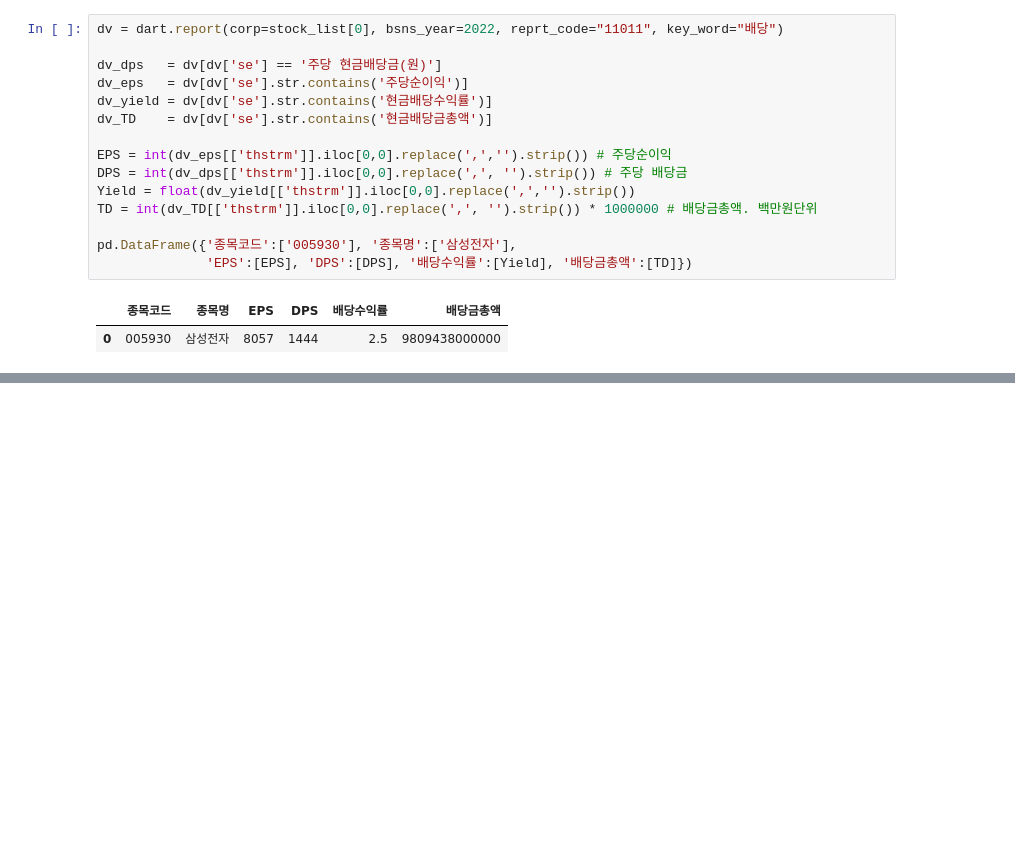
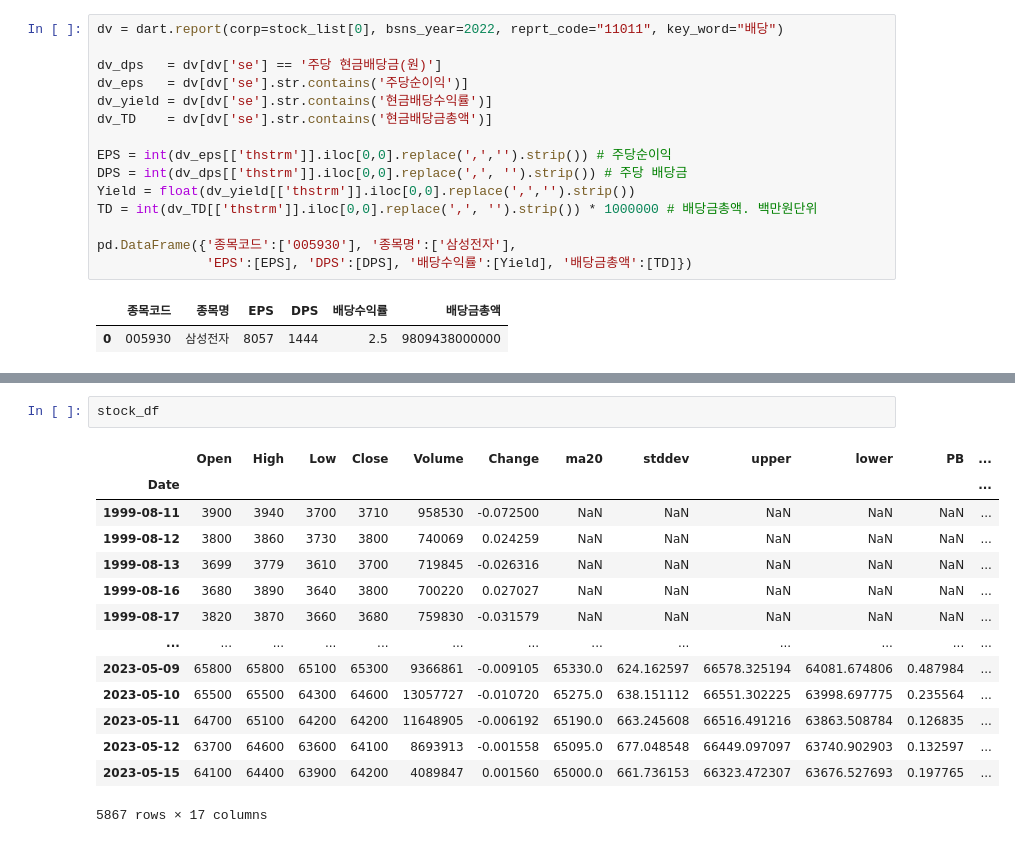
Before and after one commit to chickchop/algo_trader, a Jupyter notebook: algo/test.ipynb, the cells around one changed output, grey strips where cells are left out. Saved outputs shown, nothing was run; the diff lists cells and outputs as text; blank space fills up the shorter version.

```diff
--- a/algo/test.ipynb
+++ b/algo/test.ipynb
@@ -79,0 +128,17 @@ pd.DataFrame({'종목코드':['005930'], '종목명':['삼성전자'],
+# %%
+stock_df
+# %% [output]
+|  | Open | High | Low | Close | Volume | Change | ma20 | stddev | upper | lower | PB | ... |
+| Date |  |  |  |  |  |  |  |  |  |  |  | ... |
+| 1999-08-11 | 3900 | 3940 | 3700 | 3710 | 958530 | -0.072500 | NaN | NaN | NaN | NaN | NaN | ... |
+| 1999-08-12 | 3800 | 3860 | 3730 | 3800 | 740069 | 0.024259 | NaN | NaN | NaN | NaN | NaN | ... |
+| 1999-08-13 | 3699 | 3779 | 3610 | 3700 | 719845 | -0.026316 | NaN | NaN | NaN | NaN | NaN | ... |
+| 1999-08-16 | 3680 | 3890 | 3640 | 3800 | 700220 | 0.027027 | NaN | NaN | NaN | NaN | NaN | ... |
+| 1999-08-17 | 3820 | 3870 | 3660 | 3680 | 759830 | -0.031579 | NaN | NaN | NaN | NaN | NaN | ... |
+| ... | ... | ... | ... | ... | ... | ... | ... | ... | ... | ... | ... | ... |
+| 2023-05-09 | 65800 | 65800 | 65100 | 65300 | 9366861 | -0.009105 | 65330.0 | 624.162597 | 66578.325194 | 64081.674806 | 0.487984 | ... |
+| 2023-05-10 | 65500 | 65500 | 64300 | 64600 | 13057727 | -0.010720 | 65275.0 | 638.151112 | 66551.302225 | 63998.697775 | 0.235564 | ... |
+| 2023-05-11 | 64700 | 65100 | 64200 | 64200 | 11648905 | -0.006192 | 65190.0 | 663.245608 | 66516.491216 | 63863.508784 | 0.126835 | ... |
+| 2023-05-12 | 63700 | 64600 | 63600 | 64100 | 8693913 | -0.001558 | 65095.0 | 677.048548 | 66449.097097 | 63740.902903 | 0.132597 | ... |
+| 2023-05-15 | 64100 | 64400 | 63900 | 64200 | 4089847 | 0.001560 | 65000.0 | 661.736153 | 66323.472307 | 63676.527693 | 0.197765 | ... |
+5867 rows × 17 columns
```
Also changed, not shown: parts of 6 cells of this notebook, 8 other files.
